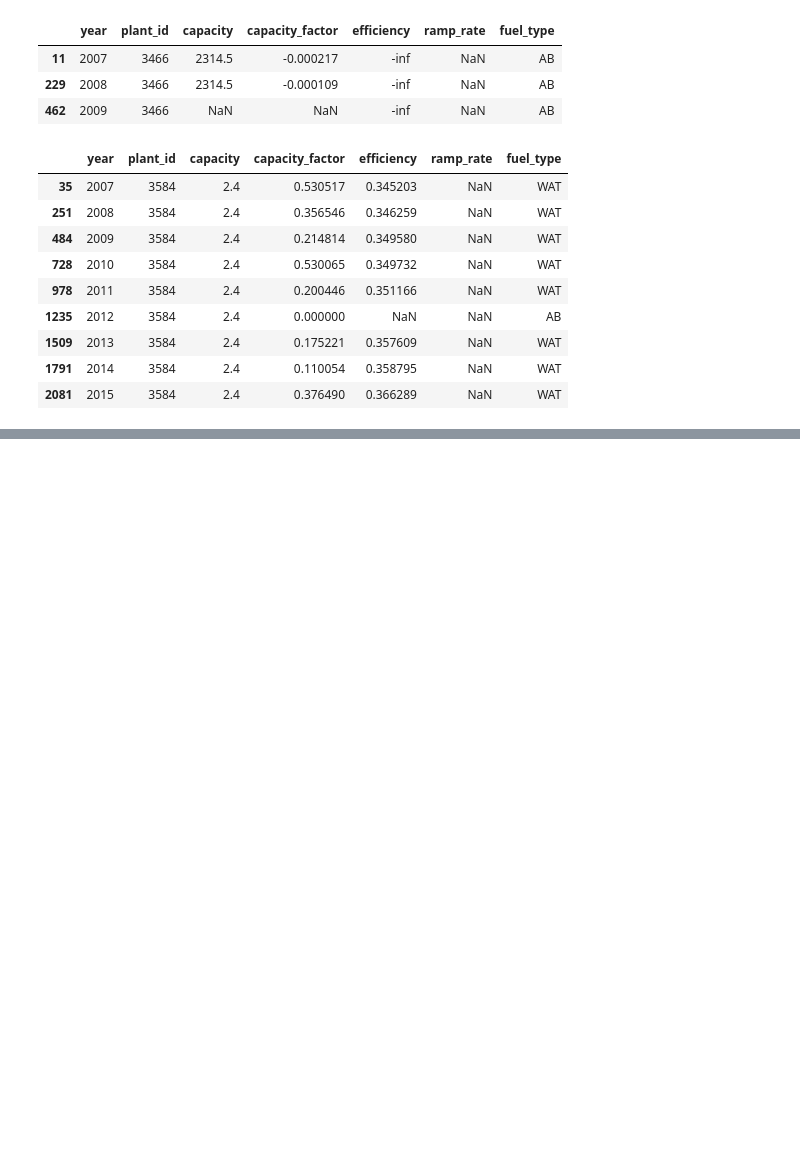
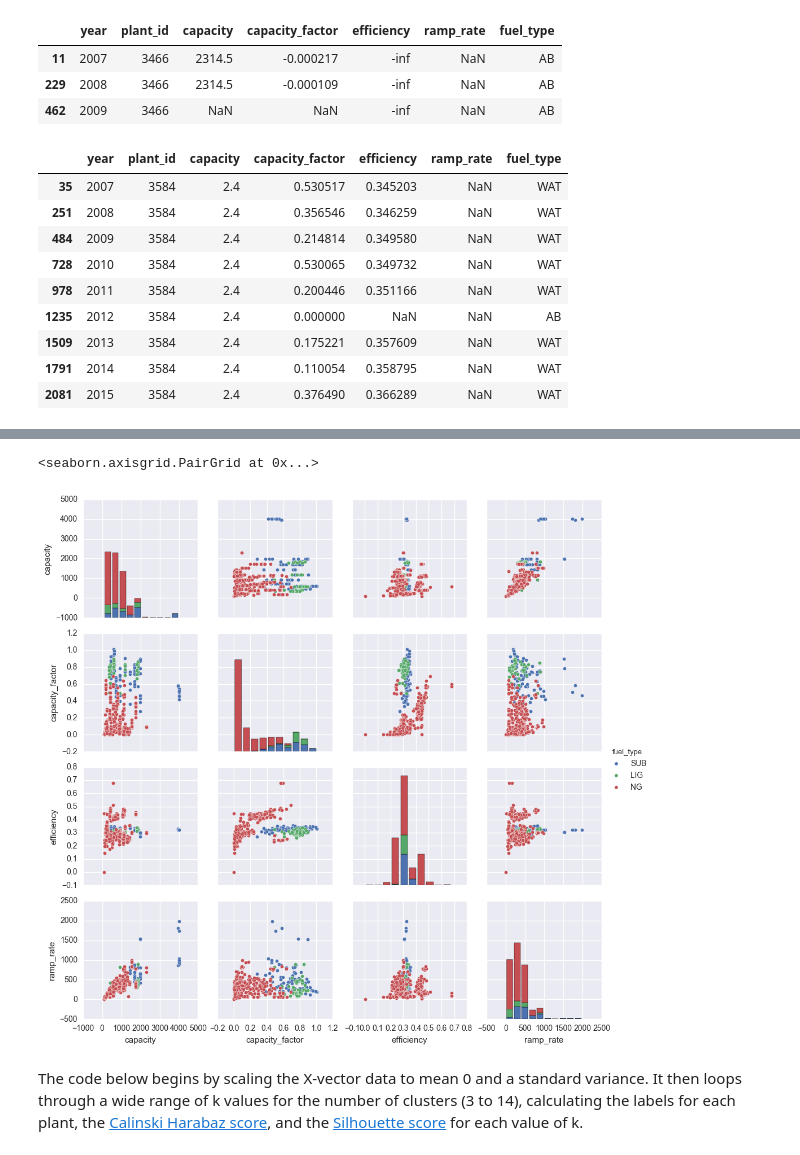
Before and after one commit to gschivley/ERCOT_power, a Jupyter notebook: Group classification/Group classification.ipynb, the cells around one changed output, grey strips where cells are left out. Saved outputs shown, nothing was run; the diff lists cells and outputs as text; code cells hidden in the pictures; blank space fills up the shorter version.

Commit message:
Add k-means and viz results

```diff
--- a/Group classification/Group classification.ipynb
+++ b/Group classification/Group classification.ipynb
@@ -73,0 +125,8 @@ cluster_df[cluster_df.plant_id==3584]
+# %%
+sns.pairplot(fossil_with_ramp, hue='fuel_type', vars=[u'capacity', u'capacity_factor', u'efficiency',
+       u'ramp_rate'])
+# %% [output]
+<seaborn.axisgrid.PairGrid at 0x...>
+[figure, added]
+# %% [markdown]
+The code below begins by scaling the X-vector data to mean 0 and a standard variance. It then loops through a wide range of k values for the number of clusters (3 to 14), calculating the labels for each plant, the [Calinski Harabaz score](http://scikit-learn.org/stable/modules/clustering.html#calinski-harabaz-index), and the [Silhouette score](http://scikit-learn.org/stable/modules/clustering.html#silhouette-coefficient) for each value of k.
```
Also changed, not shown: parts of 26 cells of this notebook.
